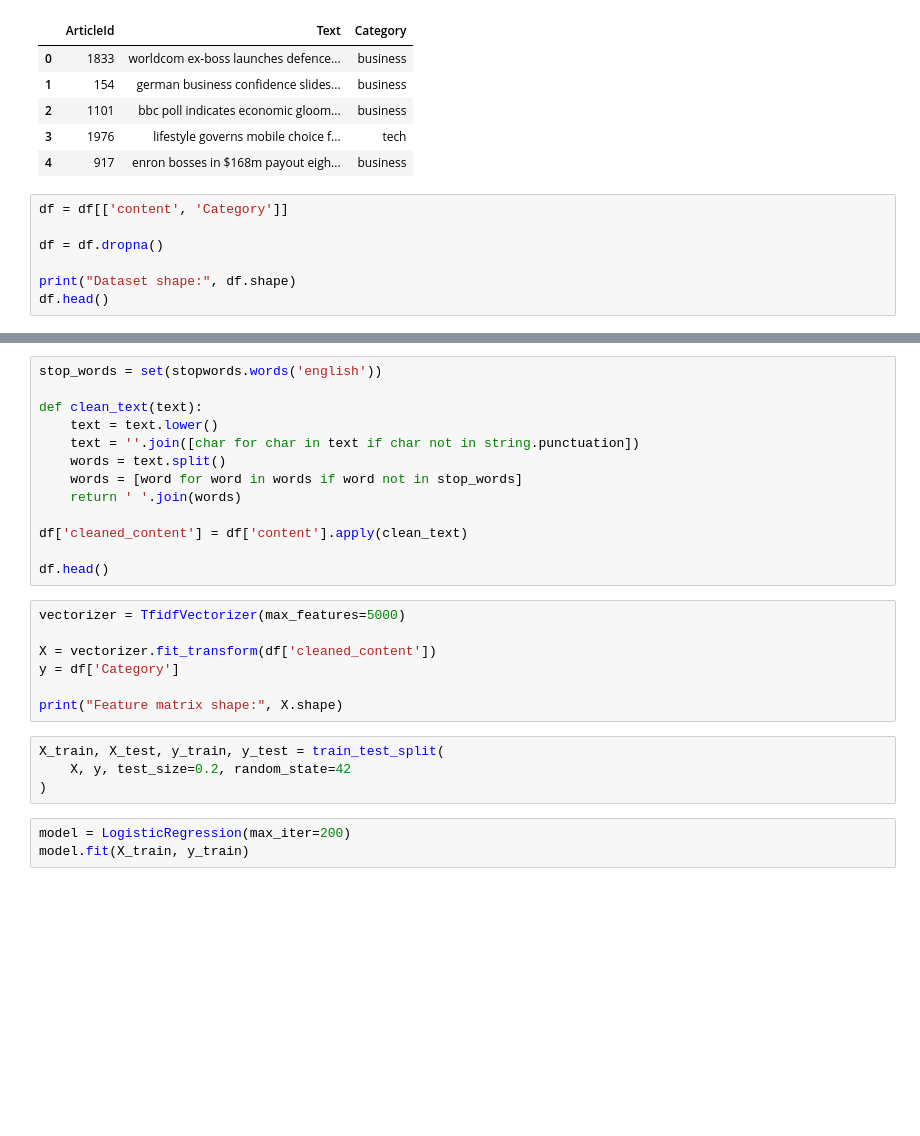
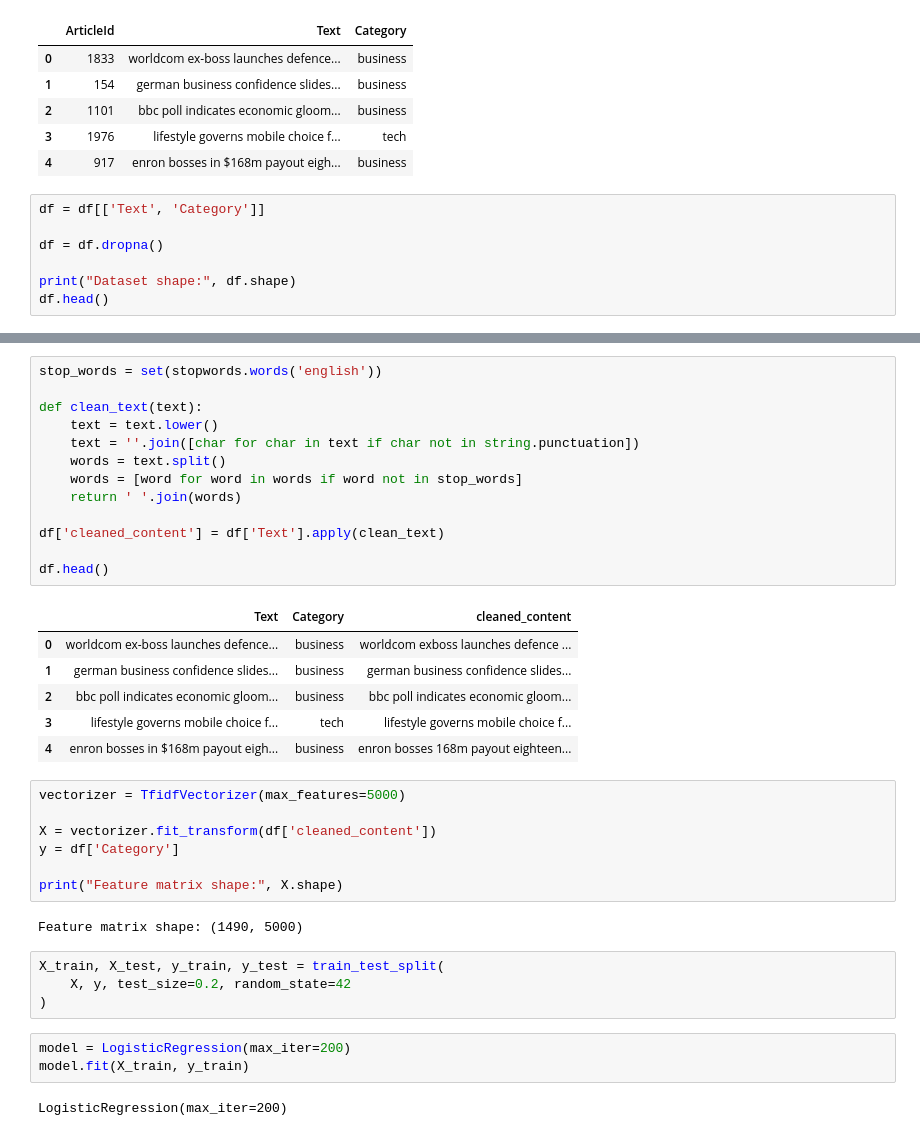
Before and after one commit to Johnal96/ITAI2373-NewsBot-Midterm, a Jupyter notebook: NewsBot-Midterm-Project.ipynb, the cells around one changed output, grey strips where cells are left out. Drawn from its saved outputs; the diff is of its cells as text; blank space fills up the shorter version.

```diff
--- a/NewsBot-Midterm-Project.ipynb
+++ b/NewsBot-Midterm-Project.ipynb
@@ -102,7 +102,7 @@ Columns: Index(['ArticleId', 'Text', 'Category'], dtype='object')
 | 3 | 1976 | lifestyle governs mobile choice f... | tech |
 | 4 | 917 | enron bosses in $168m payout eigh... | business |
 # %%
-df = df[['content', 'Category']]
+df = df[['Text', 'Category']]
 
 df = df.dropna()
 
@@ -118,16 +126,23 @@ plt.show()
 # %%
 stop_words = set(stopwords.words('english'))
 
 def clean_text(text):
     text = text.lower()
     text = ''.join([char for char in text if char not in string.punctuation])
     words = text.split()
     words = [word for word in words if word not in stop_words]
     return ' '.join(words)
 
-df['cleaned_content'] = df['content'].apply(clean_text)
+df['cleaned_content'] = df['Text'].apply(clean_text)
 
 df.head()
+# %% [output]
+|  | Text | Category | cleaned_content |
+| 0 | worldcom ex-boss launches defence... | business | worldcom exboss launches defence ... |
+| 1 | german business confidence slides... | business | german business confidence slides... |
+| 2 | bbc poll indicates economic gloom... | business | bbc poll indicates economic gloom... |
+| 3 | lifestyle governs mobile choice f... | tech | lifestyle governs mobile choice f... |
+| 4 | enron bosses in $168m payout eigh... | business | enron bosses 168m payout eighteen... |
 # %%
 vectorizer = TfidfVectorizer(max_features=5000)
 
@@ -135,6 +150,8 @@ X = vectorizer.fit_transform(df['cleaned_content'])
 y = df['Category']
 
 print("Feature matrix shape:", X.shape)
+# %% [output]
+Feature matrix shape: (1490, 5000)
 # %%
 X_train, X_test, y_train, y_test = train_test_split(
     X, y, test_size=0.2, random_state=42
@@ -142,6 +159,8 @@ X_train, X_test, y_train, y_test = train_test_split(
 # %%
 model = LogisticRegression(max_iter=200)
 model.fit(X_train, y_train)
+# %% [output]
+LogisticRegression(max_iter=200)
 # %%
 y_pred = model.predict(X_test)
 
```
Also changed, not shown: parts of 6 cells of this notebook.
